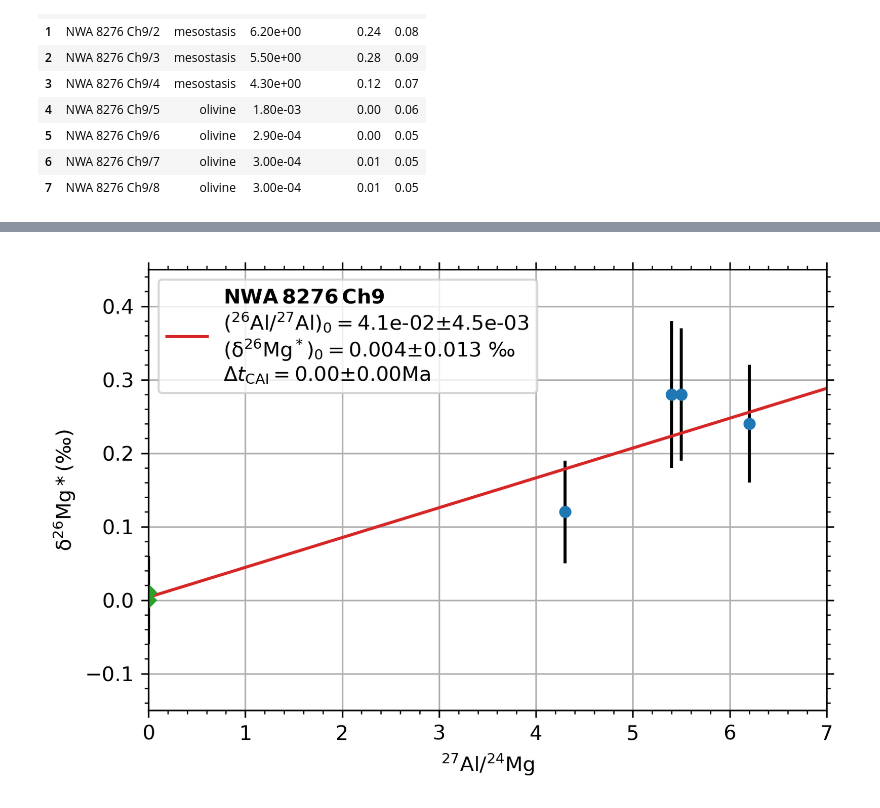
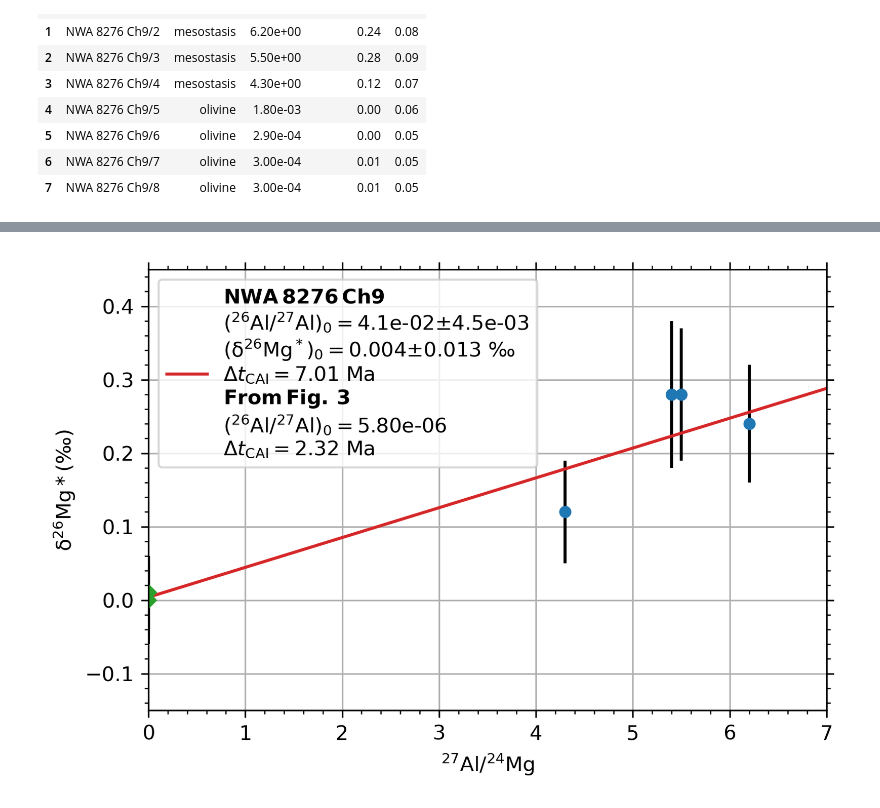
Before and after one commit to sabaronett/geol-710, a Jupyter notebook: Isochron.ipynb, the cells around one changed output, grey strips where cells are left out. Drawn from its saved outputs; the diff is of its cells as text; code cells hidden in the pictures.

```diff
--- a/Isochron.ipynb
+++ b/Isochron.ipynb
@@ -49,34 +56,43 @@ df.style.format({
 # %%
 fig, ax = plt.subplots(dpi=300)
 func = lambda x, m, b : m*x+b # linear model function
 markers = ['o', 'o', 'o', 'o', 'D', 'D', 'D', 'D']
 xfits = np.asarray([0, 7])
+hl = 0.73                     # 26Al half-life / Ma
+lambd = np.log(2)/hl          # 26Al decay constant
+canon = 5.23e-5               # canonical 26Al/27Al
 
 popt, pcov = curve_fit(func, Al_Mgs, deltaMgs, sigma=sigma2s/2)
 perr = np.sqrt(np.diag(pcov))
-dt_cai = 0                                                            # TO DO
-t_caierr = 0                                                          # TO DO
-mswd = 0                                                              # TO DO
+slope3 = 5.8e-6
+dt_cai = np.abs(np.log(popt[0]/canon)/lambd)
+dt_cai3 = np.abs(np.log(slope3/canon)/lambd)
+# dt_cai = 1/lambd - np.log(canon/popt[0]) # Brandon Scott's formula
+t_caierr = 0                  # TO DO
+mswd = 0                      # TO DO
 lhs1 = r'$(^{26}\mathrm{Al}/^{27}\mathrm{Al})_0=$'
 lhs2 = r'$(\mathrm{\delta}^{26}\mathrm{Mg}^*)_0=$'
 lhs3 = r'$\Delta t_\mathrm{CAI}=$'
-ln1 = r'$\mathbf{NWA\,8276\,Ch9}$'
-ln2 = lhs1 + f'{popt[0]:.1e}$\pm${perr[0]:.1e}'
-ln3 = lhs2 + f'{popt[1]:.3f}$\pm${perr[1]:.3f} ‰'
-ln4 = lhs3 + f'{dt_cai:.2f}$\pm${t_caierr:.2f}Ma'
+ln1 = r'$\mathbf{NWA\,8276\,Ch9}$'+'\n'
+ln2 = lhs1 + f'{popt[0]:.1e}$\pm${perr[0]:.1e}\n'
+ln3 = lhs2 + f'{popt[1]:.3f}$\pm${perr[1]:.3f} ‰\n'
+ln4 = lhs3 + f'{dt_cai:.2f} Ma\n' #$\pm${t_caierr:.2f}
+ln5 = r'$\mathbf{From\,Fig. \,3}$'+'\n'
+ln6 = lhs1 + f'{slope3:.2e}\n'
+ln7 = lhs3 + f'{dt_cai3:.2f} Ma'
 # ln5 = f'MSWD {mswd:.2f}'
-label = ln1+'\n'+ln2+'\n'+ln3+'\n'+ln4#+'\n'+ln5
+label = ln1+ln2+ln3+ln4+ln5+ln6+ln7
 ax.errorbar(Al_Mgs[:4], deltaMgs[:4], sigma2s[:4], c='black', ls='',
             marker='o', mfc='tab:blue', mew=0, )
 ax.errorbar(Al_Mgs[4:], deltaMgs[4:], sigma2s[4:], c='black', ls='',
             marker='D', mfc='tab:green', mew=0, )
 ax.plot(xfits, func(xfits, *popt), color='tab:red', label=label)
 ax.grid()
 ax.legend(loc='upper left')
 ax.minorticks_on()
 ax.set(xlabel=r'$^{27}\mathrm{Al}/^{24}\mathrm{Mg}$',
        ylabel=r'$\mathrm{\delta}^{26}\mathrm{Mg}* $(‰)',
        xlim=(0, 7), ylim=(-0.15, 0.45))
 ax.tick_params(axis='both', which='both', top=True, right=True)
 # %% [output]
-[figure, old version]
+[figure, new version]
```
Also changed, not shown: parts of 2 cells of this notebook.
